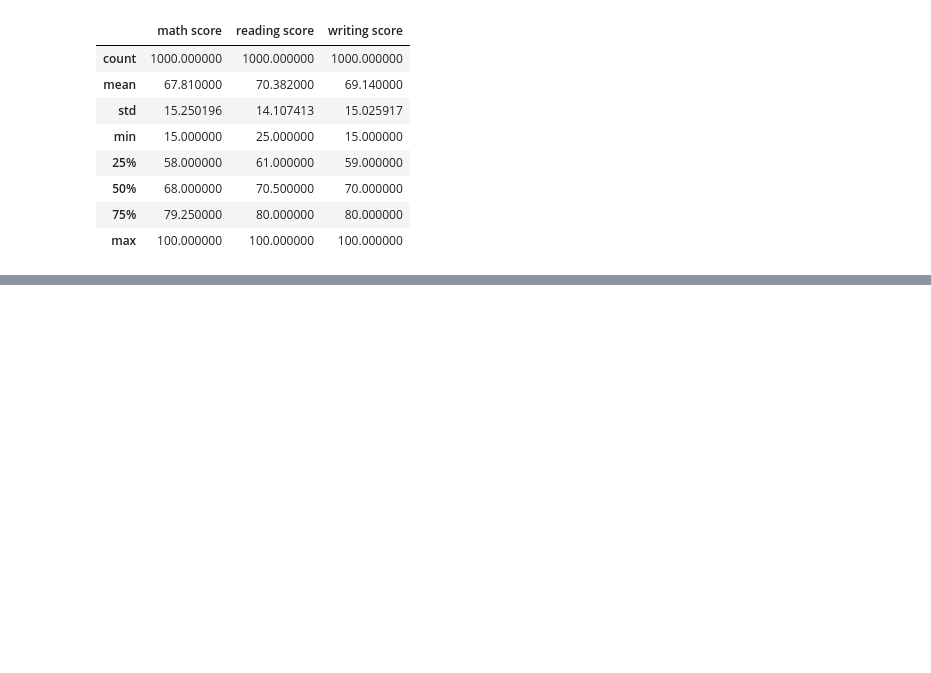
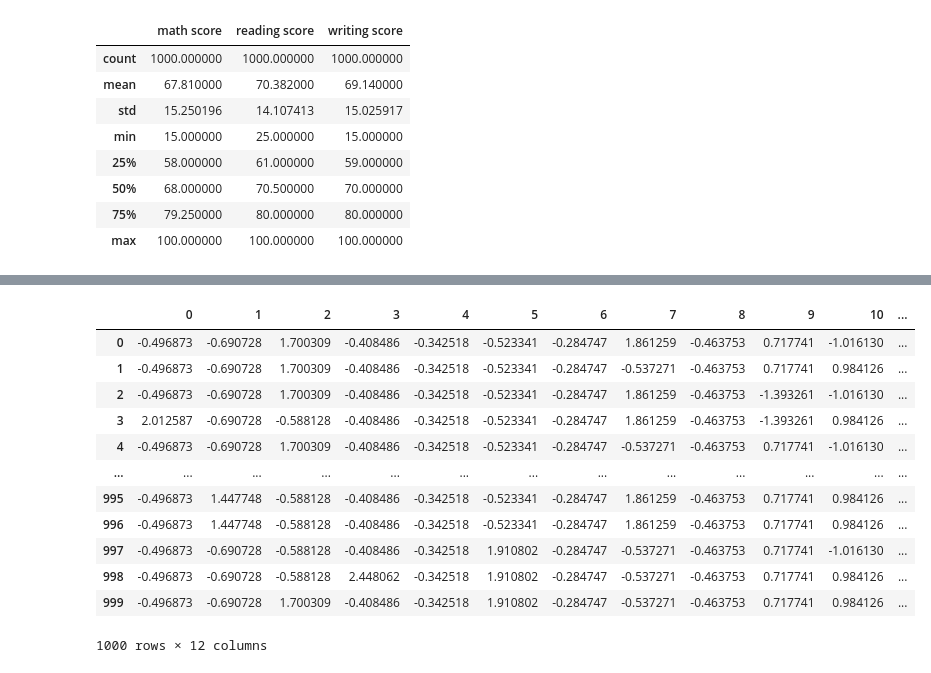
Before and after one commit to SHRIYA-Dscience/Machine-Learning-Projects, a Jupyter notebook: notebook/STUDENT_EDA.ipynb, the cells around one changed output, grey strips where cells are left out. Drawn from its saved outputs; the diff is of its cells as text; code cells hidden in the pictures; blank space fills up the shorter version.

```diff
--- a/notebook/STUDENT_EDA.ipynb
+++ b/notebook/STUDENT_EDA.ipynb
@@ -149,0 +229,17 @@ df.describe(include="all")
+# %%
+df_SS = SS.fit_transform(X)
+pd.DataFrame(df_SS)
+# %% [output]
+|  | 0 | 1 | 2 | 3 | 4 | 5 | 6 | 7 | 8 | 9 | 10 | ... |
+| 0 | -0.496873 | -0.690728 | 1.700309 | -0.408486 | -0.342518 | -0.523341 | -0.284747 | 1.861259 | -0.463753 | 0.717741 | -1.016130 | ... |
+| 1 | -0.496873 | -0.690728 | 1.700309 | -0.408486 | -0.342518 | -0.523341 | -0.284747 | -0.537271 | -0.463753 | 0.717741 | 0.984126 | ... |
+| 2 | -0.496873 | -0.690728 | 1.700309 | -0.408486 | -0.342518 | -0.523341 | -0.284747 | 1.861259 | -0.463753 | -1.393261 | -1.016130 | ... |
+| 3 | 2.012587 | -0.690728 | -0.588128 | -0.408486 | -0.342518 | -0.523341 | -0.284747 | 1.861259 | -0.463753 | -1.393261 | 0.984126 | ... |
+| 4 | -0.496873 | -0.690728 | 1.700309 | -0.408486 | -0.342518 | -0.523341 | -0.284747 | -0.537271 | -0.463753 | 0.717741 | -1.016130 | ... |
+| ... | ... | ... | ... | ... | ... | ... | ... | ... | ... | ... | ... | ... |
+| 995 | -0.496873 | 1.447748 | -0.588128 | -0.408486 | -0.342518 | -0.523341 | -0.284747 | 1.861259 | -0.463753 | 0.717741 | 0.984126 | ... |
+| 996 | -0.496873 | 1.447748 | -0.588128 | -0.408486 | -0.342518 | -0.523341 | -0.284747 | 1.861259 | -0.463753 | 0.717741 | 0.984126 | ... |
+| 997 | -0.496873 | -0.690728 | -0.588128 | -0.408486 | -0.342518 | 1.910802 | -0.284747 | -0.537271 | -0.463753 | 0.717741 | -1.016130 | ... |
+| 998 | -0.496873 | -0.690728 | -0.588128 | 2.448062 | -0.342518 | 1.910802 | -0.284747 | -0.537271 | -0.463753 | 0.717741 | 0.984126 | ... |
+| 999 | -0.496873 | -0.690728 | 1.700309 | -0.408486 | -0.342518 | 1.910802 | -0.284747 | -0.537271 | -0.463753 | 0.717741 | 0.984126 | ... |
+1000 rows × 12 columns
```
Also changed, not shown: parts of 16 cells of this notebook, 4 other files.
